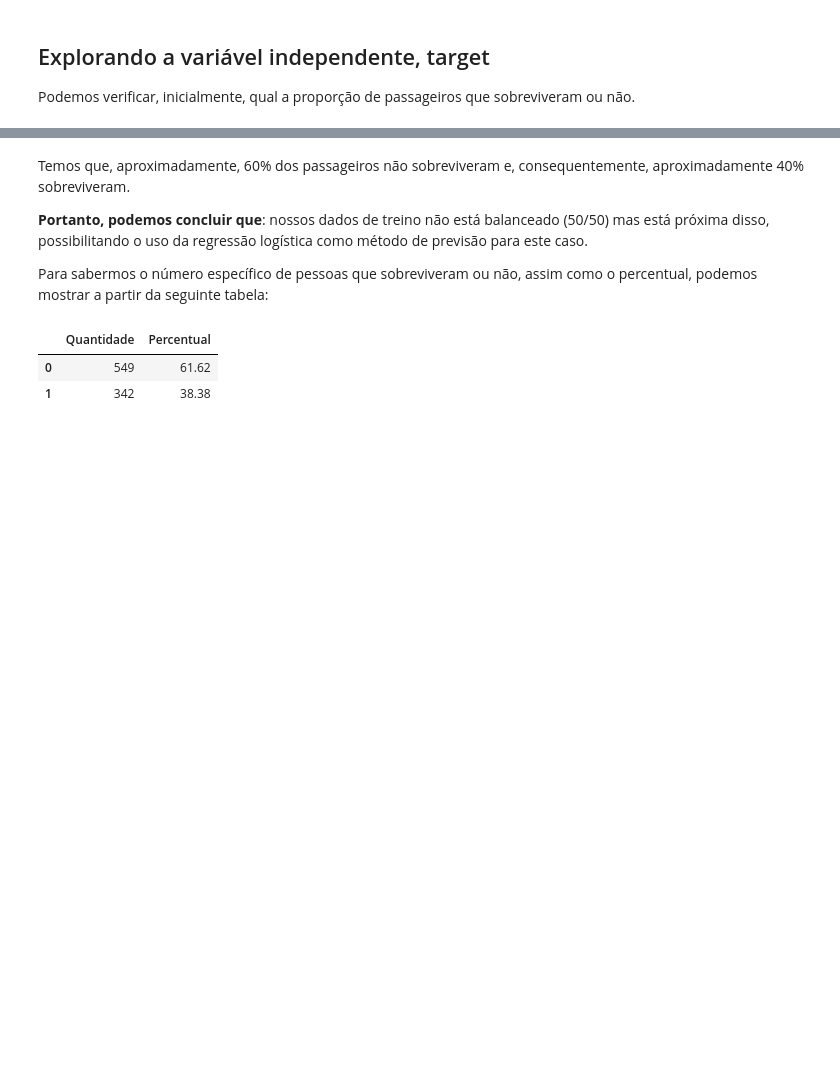
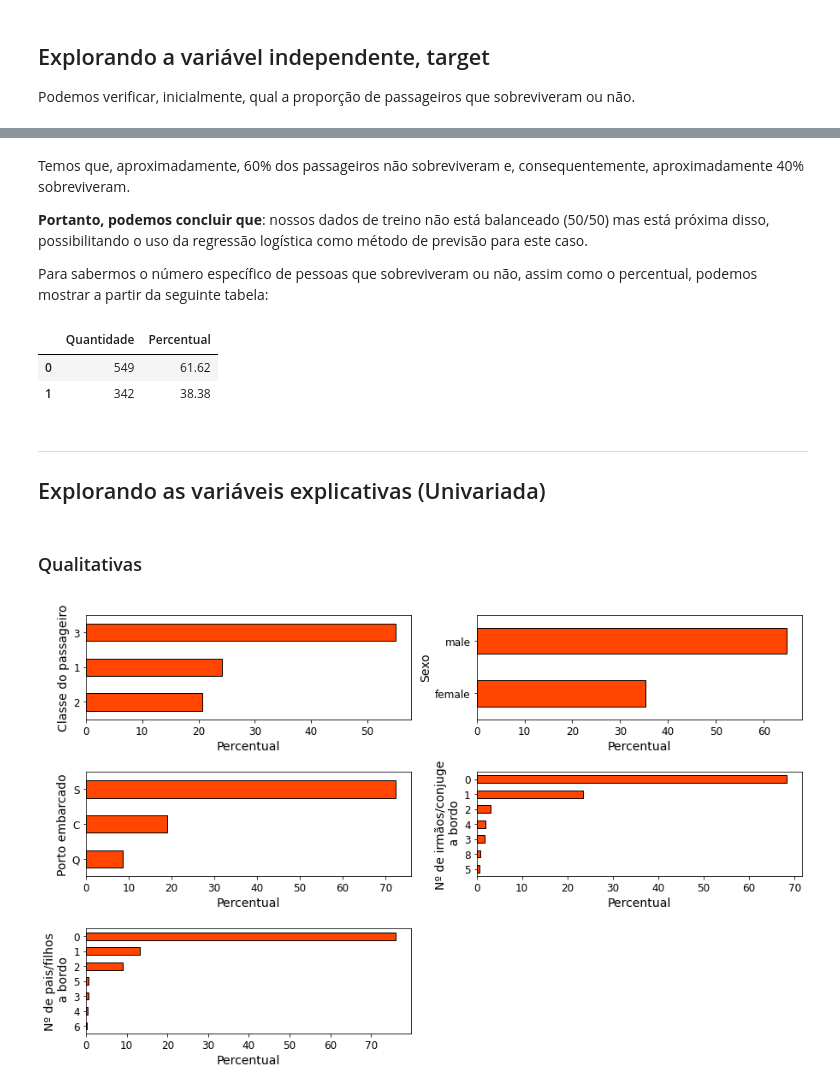
Before and after one commit to barbosarafael/Projetos, a Jupyter notebook: Titanic - Kaggle/notebook_titanic_kaggle.ipynb, the cells around one changed output, grey strips where cells are left out. Saved outputs shown, nothing was run; the diff lists cells and outputs as text; code cells hidden in the pictures; blank space fills up the shorter version.

```diff
--- a/Titanic - Kaggle/notebook_titanic_kaggle.ipynb
+++ b/Titanic - Kaggle/notebook_titanic_kaggle.ipynb
@@ -132,5 +132,5 @@ plt.show()
 # %% [markdown]
-Temos que, aproximadamente, 60\% dos passageiros não sobreviveram e, consequentemente, aproximadamente 40\% sobreviveram.
+Temos que, aproximadamente, 60% dos passageiros não sobreviveram e, consequentemente, aproximadamente 40\% sobreviveram.
 
 **Portanto, podemos concluir que**: nossos dados de treino não está balanceado (50/50) mas está próxima disso, possibilitando o uso da regressão logística como método de previsão para este caso.
 
@@ -142,3 +142,67 @@ pd.concat([treino["Survived"].value_counts(),
 |  | Quantidade | Percentual |
 | 0 | 549 | 61.62 |
 | 1 | 342 | 38.38 |
+# %% [markdown]
+---
+
+## Explorando as variáveis explicativas (Univariada)
+# %% [markdown]
+### Qualitativas
+# %%
+plt.figure(figsize = [15, 9])
+
+#---
+
+plt.subplot(3, 2, 1)
+
+treino["Pclass"].value_counts(normalize = True, ascending = True).mul(100).plot(kind = "barh", color = "orangered", edgecolor = "black")
+plt.xlabel("Percentual", fontsize = 14, color = "black")
+plt.ylabel("Classe do passageiro", fontsize = 14, color = "black")
+plt.tick_params(axis = "x", labelsize = 12, labelcolor = "black")
+plt.tick_params(axis = "y", labelsize = 12, labelcolor = "black")
+plt.xticks(rotation = 0)
+
+plt.subplot(3, 2, 2)
+
+treino["Sex"].value_counts(normalize = True, ascending = True).mul(100).plot(kind = "barh", color = "orangered", edgecolor = "black")
+plt.xlabel("Percentual", fontsize = 14, color = "black")
+plt.ylabel("Sexo", fontsize = 14, color = "black")
+plt.tick_params(axis = "x", labelsize = 12, labelcolor = "black")
+plt.tick_params(axis = "y", labelsize = 12, labelcolor = "black")
+plt.xticks(rotation = 0)
+
+plt.subplot(3, 2, 3)
+
+treino["Embarked"].value_counts(normalize = True, ascending = True).mul(100).plot(kind = "barh", color = "orangered", edgecolor = "black")
+plt.xlabel("Percentual", fontsize = 14, color = "black")
+plt.ylabel("Porto embarcado", fontsize = 14, color = "black")
+plt.tick_params(axis = "x", labelsize = 12, labelcolor = "black")
+plt.tick_params(axis = "y", labelsize = 12, labelcolor = "black")
+plt.xticks(rotation = 0)
+
+plt.subplot(3, 2, 4)
+
+treino["SibSp"].value_counts(normalize = True, ascending = True).mul(100).plot(kind = "barh", color = "orangered", edgecolor = "black")
+plt.xlabel("Percentual", fontsize = 14, color = "black")
+plt.ylabel("Nº de irmãos/conjuge\n a bordo", fontsize = 14, color = "black")
+plt.tick_params(axis = "x", labelsize = 12, labelcolor = "black")
+plt.tick_params(axis = "y", labelsize = 12, labelcolor = "black")
+plt.xticks(rotation = 0)
+
+plt.subplot(3, 2, 5)
+
+treino["Parch"].value_counts(normalize = True, ascending = True).mul(100).plot(kind = "barh", color = "orangered", edgecolor = "black")
+plt.xlabel("Percentual", fontsize = 14, color = "black")
+plt.ylabel("Nº de pais/filhos\n a bordo", fontsize = 14, color = "black")
+plt.tick_params(axis = "x", labelsize = 12, labelcolor = "black")
+plt.tick_params(axis = "y", labelsize = 12, labelcolor = "black")
+plt.xticks(rotation = 0)
+
+
+
+#---
+
+plt.subplots_adjust(hspace = 0.5)
+plt.show()
+# %% [output]
+[figure, added]
```
Also changed, not shown: parts of 19 cells of this notebook.
